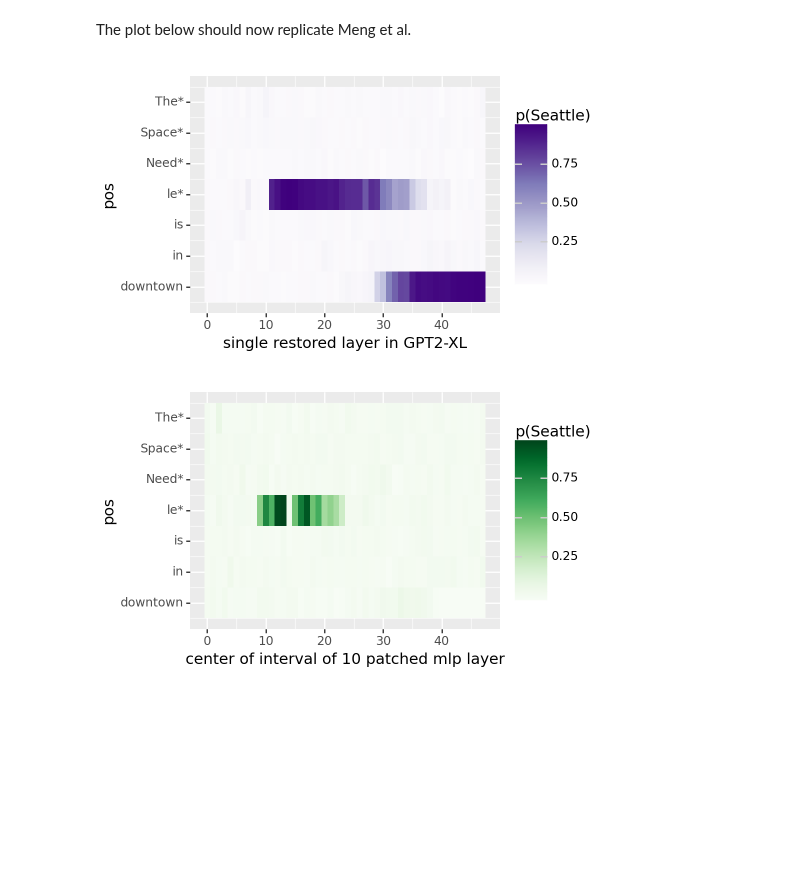
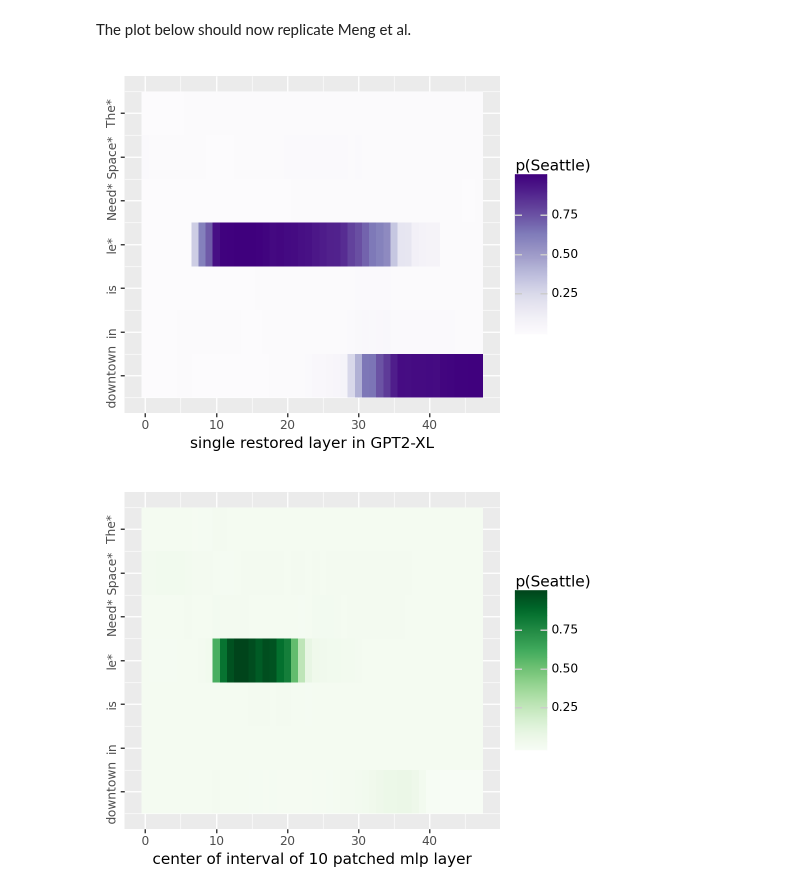
Before and after one commit to stanfordnlp/pyvene, a Jupyter notebook: tutorials/advanced_tutorials/Causal_Tracing.ipynb, the cells around one changed output. Drawn from its saved outputs; the diff is of its cells as text; code cells hidden in the pictures; blank space fills up the shorter version.

```diff
--- a/tutorials/advanced_tutorials/Causal_Tracing.ipynb
+++ b/tutorials/advanced_tutorials/Causal_Tracing.ipynb
@@ -157,9 +155,8 @@ We now make a config that performs the following:
 
 This is how Meng et al. check where in the model the fact moves through.
 # %%
-def restore_corrupted_config(model_type, layer, stream="block_output"):
+def restore_corrupted_config(layer, stream="block_output"):
     intervenable_config = IntervenableConfig(
-        intervenable_model_type=model_type,
         intervenable_representations=[
             IntervenableRepresentationConfig(
                 0,       # layer
@@ -174,17 +171,11 @@ def restore_corrupted_config(model_type, layer, stream="block_output"):
     )
     return intervenable_config
 
-def restore_corrupted_with_interval_config(model_type, layer, stream="mlp_activation"):
-    start = layer - 4
-    end = layer + 6
-    if start < 0:
-        end += abs(start)
-        start = 0
-    elif end > 48:
-        start -= abs(end-48)
-        end = 48
+def restore_corrupted_with_interval_config(
+    layer, stream="mlp_activation", window=10, num_layers=48):
+    start = max(0, layer - window // 2)
+    end = min(num_layers, layer - (-window // 2))
     intervenable_config = IntervenableConfig(
-        intervenable_model_type=model_type,
         intervenable_representations=[
             IntervenableRepresentationConfig(
                 0,       # layer
@@ -195,7 +186,8 @@ def restore_corrupted_with_interval_config(model_type, layer, stream="mlp_activa
                 i,       # layer
                 stream,  # intervention type
         ) for i in range(start, end)],
-        intervenable_interventions_type=[NoiseIntervention]+[VanillaIntervention]*10,
+        intervenable_interventions_type=\
+            [NoiseIntervention]+[VanillaIntervention]*(end-start),
     )
     return intervenable_config
 # %% [markdown]
@@ -207,25 +199,23 @@ print(token)
 # %% [output]
 7312
 # %%
-for stream in ["block_output", "mlp_activation", "attention_output"]:
+for stream in ["block_output", "mlp_activation"]:
     data = []
     for layer_i in tqdm(range(gpt.config.n_layer)):
         for pos_i in range(7):
-            if stream == "block_output":
-                interval = 1
-                intervenable_config = restore_corrupted_config(type(gpt), layer_i, stream)
-            else:
-                interval = 10
-                intervenable_config = restore_corrupted_with_interval_config(
-                    type(gpt), layer_i, stream)
+            intervenable_config = restore_corrupted_with_interval_config(
+                layer_i, stream,
+                window=1 if stream == "block_output" else 10
+            )
+            n_restores = len(intervenable_config.intervenable_representations) - 1
             intervenable = IntervenableModel(intervenable_config, gpt)
             _, counterfactual_outputs = intervenable(
                 base,
-                [base] + [base]*interval,
+                [base] + [base]*n_restores,
                 {
                     "sources->base": (
-                        [[[0, 1, 2, 3]]] + [[[pos_i, pos_i, pos_i, pos_i]]]*interval,
-                        [[[0, 1, 2, 3]]] + [[[pos_i, pos_i, pos_i, pos_i]]]*interval,
+                        [[[0, 1, 2, 3]]] + [[[pos_i]]]*n_restores,
+                        [[[0, 1, 2, 3]]] + [[[pos_i]]]*n_restores,
                     )
                 },
             )
@@ -241,27 +231,28 @@ The plot below should now replicate Meng et al.
 # %%
 for stream in ["block_output", "mlp_activation", "attention_output"]:
     df = pd.read_csv(f"./tutorial_data/pyvene_rome_{stream}.csv")
     df["layer"] = df["layer"].astype(int)
     df["pos"] = df["pos"].astype(int)
     df["p(Seattle)"] = df["prob"].astype(float)
 
     custom_labels = ["The*", "Space*", "Need*", "le*", "is", "in", "downtown"]
     breaks = [0, 1, 2, 3, 4, 5, 6]
 
     plot = (
         ggplot(df, aes(x="layer", y="pos"))
 
         + geom_tile(aes(fill="p(Seattle)"))
         + scale_fill_cmap(colors[stream]) + xlab(titles[stream])
         + scale_y_reverse(
             limits = (-0.5, 6.5),
             breaks=breaks, labels=custom_labels)
-        + theme(figure_size=(5, 3))
+        + theme(figure_size=(5, 4)) + ylab("")
+        + theme(axis_text_y  = element_text(angle = 90, hjust = 1))
     )
     ggsave(
         plot, filename=f"./tutorial_data/pyvene_rome_{stream}.pdf", dpi=200
     )
     print(plot)
 # %% [output]
-[figure, old version]
+[figure, new version]
-[figure, old version]
+[figure, new version]
```
Also changed, not shown: parts of 4 cells of this notebook.
